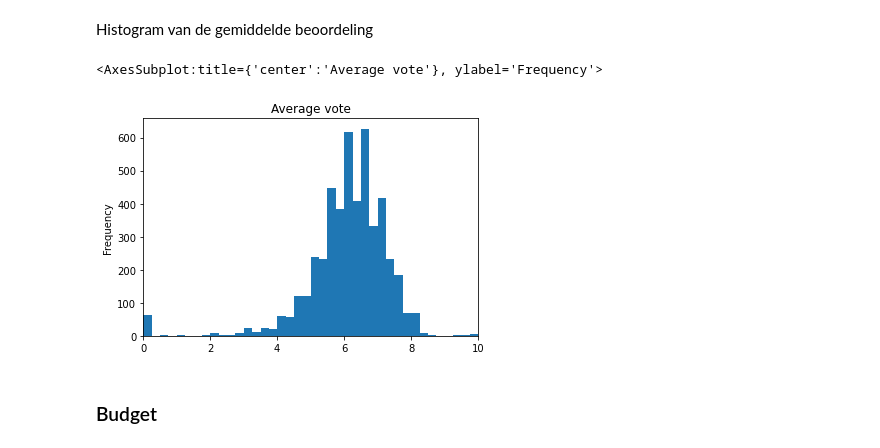
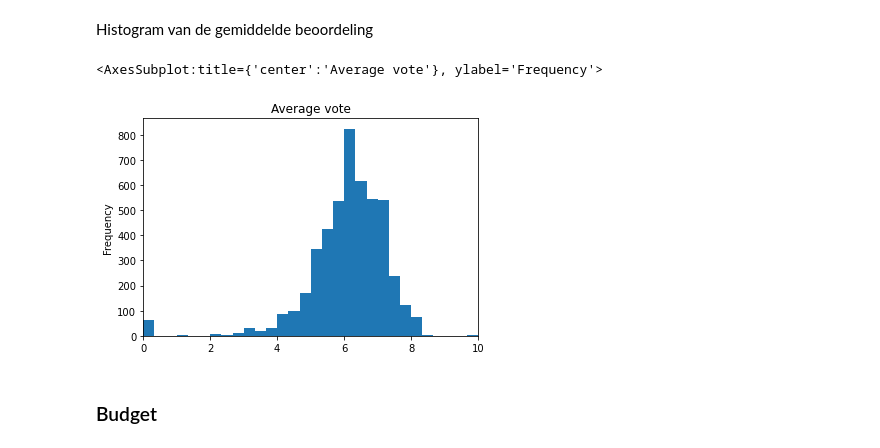
Before and after one commit to yisun2001/Data-Science, a Jupyter notebook: Assignment_3_4_5_6.ipynb, the cells around one changed output. Saved outputs shown, nothing was run; the diff lists cells and outputs as text; code cells hidden in the pictures.

```diff
--- a/Assignment_3_4_5_6.ipynb
+++ b/Assignment_3_4_5_6.ipynb
@@ -632,10 +622,10 @@ movies.sort_values(by="vote_average")
 # %% [markdown]
 Histogram van de gemiddelde beoordeling
 # %%
-movies[column].plot(kind='hist', bins = 40, xlim=(0,10), title= "Average vote")
+movies[column].plot(kind='hist', bins = 30, xlim=(0,10), title= "Average vote")
 # %% [output]
 <AxesSubplot:title={'center':'Average vote'}, ylabel='Frequency'>
-[figure, old version]
+[figure, new version]
 # %% [markdown]
 ### Budget
 # %%
```
Also changed, not shown: parts of 16 cells of this notebook, 7 other files.
